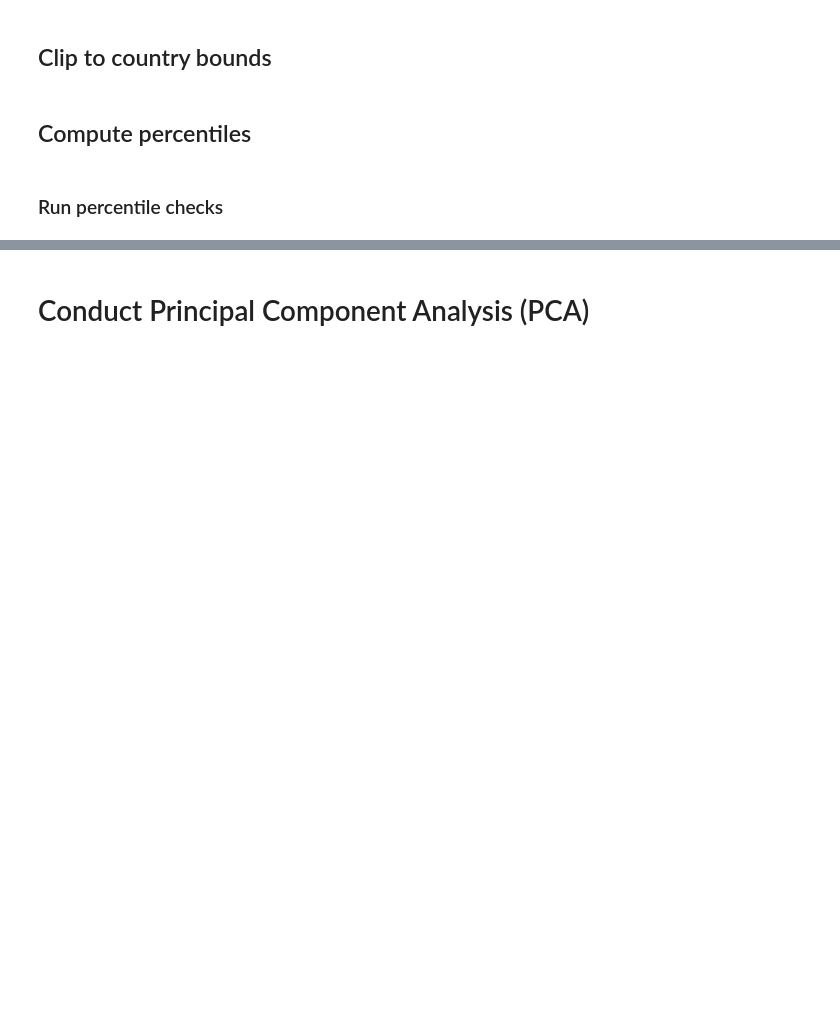
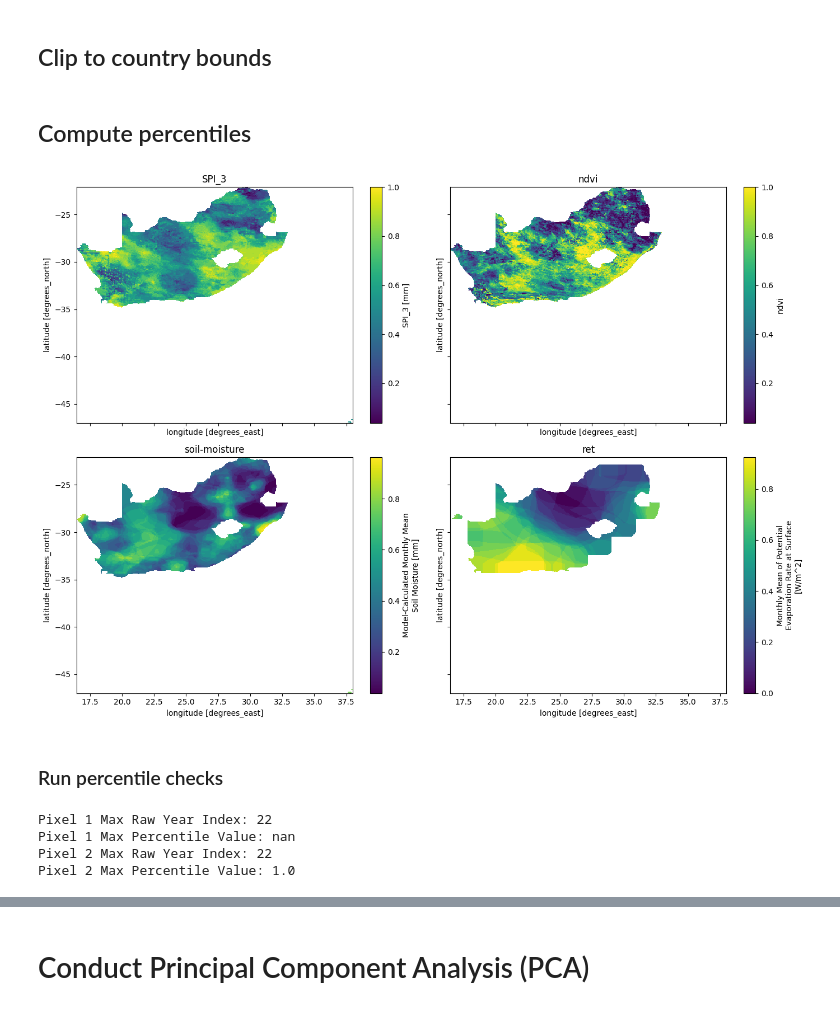
Before and after one commit to digitalearthafrica/deafrica-drought-monitor, a Jupyter notebook: 1_Calculate_weights.ipynb, the cells around one changed output, grey strips where cells are left out. Saved outputs shown, nothing was run; the diff lists cells and outputs as text; code cells hidden in the pictures; blank space fills up the shorter version.

```diff
--- a/1_Calculate_weights.ipynb
+++ b/1_Calculate_weights.ipynb
@@ -424,11 +558,15 @@ sm_reprj = xr_reproject(ds_sm, how=ds_spi3.odc.geobox, resampling='bilinear').to
 
 ret_reprj = xr_reproject(ds_ret, how=ds_spi3.odc.geobox, resampling='bilinear').to_dataset(name='ret')
 
+ds_ndvi_crs = ds_ndvi.odc.assign_crs("EPSG:4326")
+
+ndvi_reprj = xr_reproject(ds_ndvi_crs["NDVI"], how=ds_spi3.odc.geobox, resampling="bilinear").to_dataset(name="NDVI")
+
 def to_month_start(ds):
     month_starts = ds["time"].values.astype("datetime64[M]").astype("datetime64[ns]")
     return ds.assign_coords(time=month_starts)
 
-ds_ndvi_aligned = to_month_start(ds_ndvi_merge)
+ds_ndvi_aligned = to_month_start(ndvi_reprj)
 ds_spi3_aligned = to_month_start(ds_spi3)
 sm_aligned      = to_month_start(sm_reprj)
 ret_aligned     = to_month_start(ret_reprj)
@@ -482,21 +633,23 @@ ds_percentiles = xr.Dataset(
 )
 # %%
 # 1. Create a 2x2 subplot layout
-ds_pct_slice = ds_percentiles.isel(time=25)
+ds_pct_slice = ds_percentiles.isel(time=200)
 
 # 2. Set up a 2x2 grid of subplots
 fig, axes = plt.subplots(nrows=2, ncols=2, figsize=(14, 10), sharex=True, sharey=True)
 axes_flat = axes.flatten()
 
 # 3. Loop over the four data variables and plot each
 for i, var_name in enumerate(ds_pct_slice.data_vars):
     if i < 4:  # Safety boundary for 4 variables
         ds_pct_slice[var_name].plot(ax=axes_flat[i])
         axes_flat[i].set_title(var_name)
 
 # 4. Clean up alignment and render
 plt.tight_layout()
 plt.show()
+# %% [output]
+[figure, added]
 # %% [markdown]
 ### Run percentile checks
 # %%
@@ -505,11 +658,11 @@ jan_raw = ds_comb['SPI_3'].sel(time=ds_comb.time.dt.month == 1)
 jan_pct = ds_percentiles['SPI_3'].sel(time=ds_percentiles.time.dt.month == 1)
 
 # Grab two specific spatial points
-pixel_1_raw = jan_raw.isel(latitude=50, longitude=50)
+pixel_1_raw = jan_raw.isel(latitude=150, longitude=50)
 pixel_1_pct = jan_pct.isel(latitude=50, longitude=50)
 
-pixel_2_raw = jan_raw.isel(latitude=40, longitude=40)
-pixel_2_pct = jan_pct.isel(latitude=40, longitude=40)
+pixel_2_raw = jan_raw.isel(latitude=140, longitude=40)
+pixel_2_pct = jan_pct.isel(latitude=140, longitude=40)
 
 # The highest raw value at Pixel 1 across all Januaries MUST correspond to 1.0 (or 100%) at Pixel 1
 print("Pixel 1 Max Raw Year Index:", pixel_1_raw.argmax(dim="time").values)
@@ -517,5 +670,10 @@ print("Pixel 1 Max Percentile Value:", pixel_1_pct.max(dim="time").values) # Sho
 
 print("Pixel 2 Max Raw Year Index:", pixel_2_raw.argmax(dim="time").values)
 print("Pixel 2 Max Percentile Value:", pixel_2_pct.max(dim="time").values) # Should be 1.0
+# %% [output]
+Pixel 1 Max Raw Year Index: 22
+Pixel 1 Max Percentile Value: nan
+Pixel 2 Max Raw Year Index: 22
+Pixel 2 Max Percentile Value: 1.0
 # %%
 # Pick a single spatial point (lat, lon) and a single month (e.g., month 5 / May)
```
Also changed, not shown: parts of 17 cells of this notebook.
